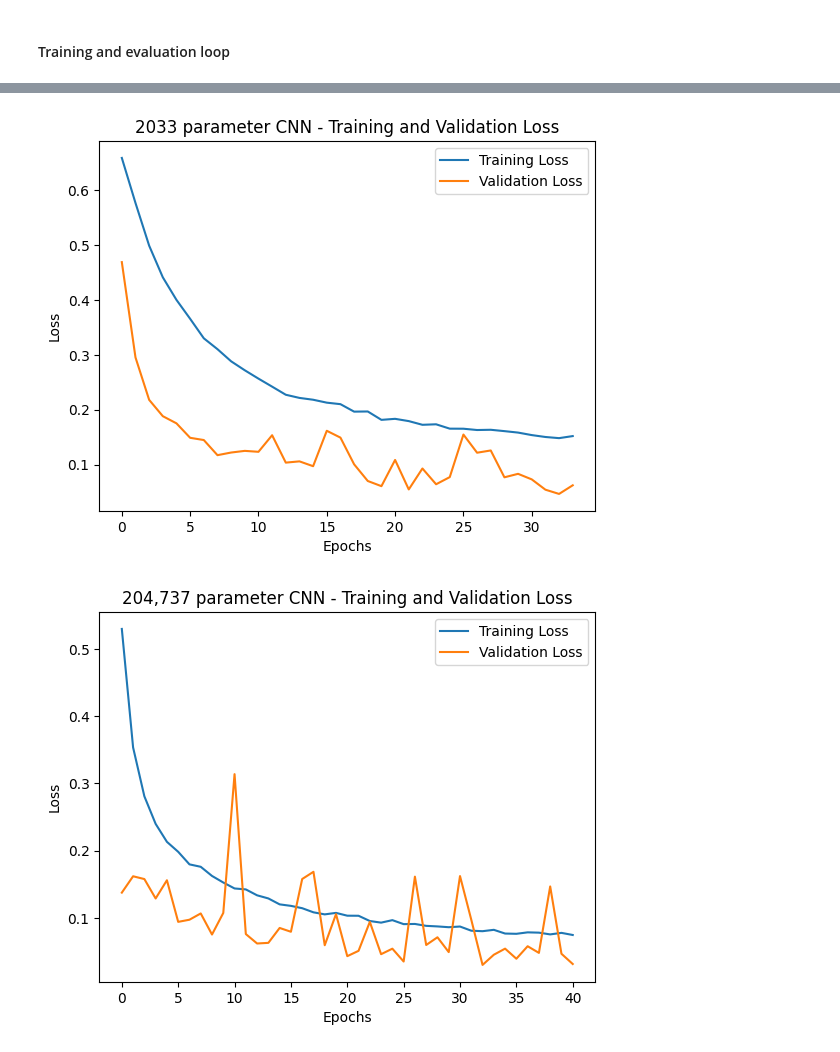
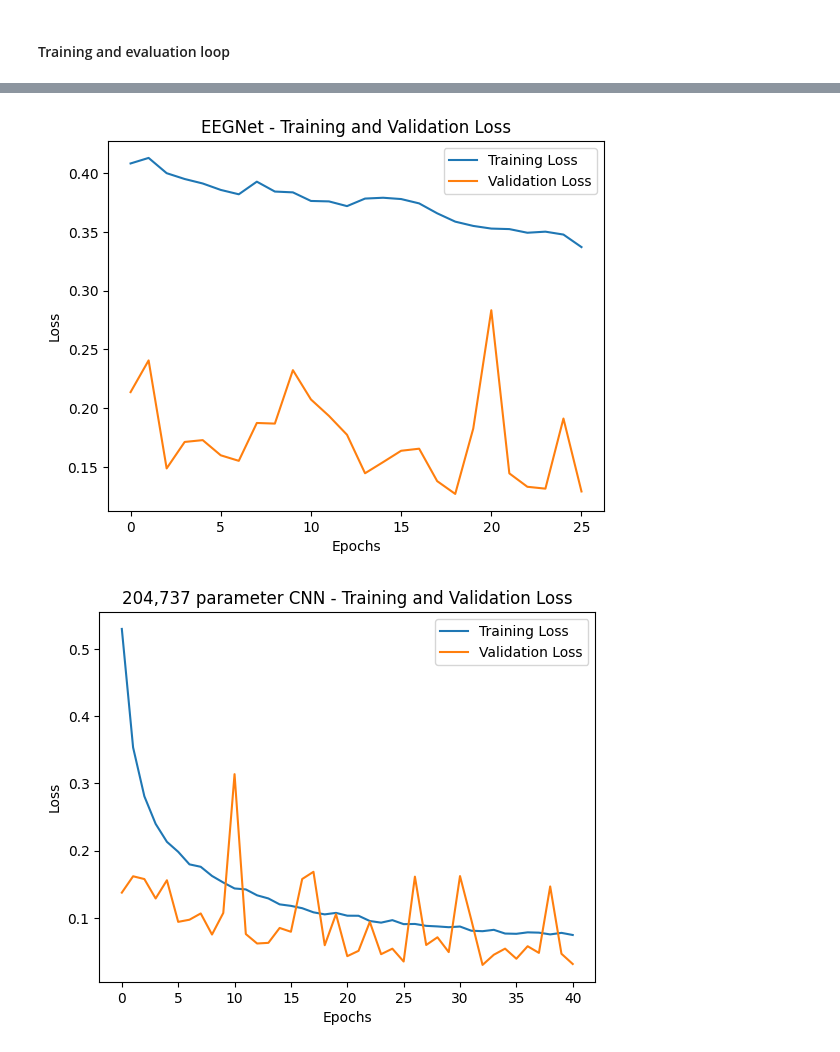
Before and after one commit to armecirkelen4/EEG-annotation, a Jupyter notebook: EEGNet-PyTorch.ipynb, the cells around one changed output, grey strips where cells are left out. Saved outputs shown, nothing was run; the diff lists cells and outputs as text; code cells hidden in the pictures.

```diff
--- a/EEGNet-PyTorch.ipynb
+++ b/EEGNet-PyTorch.ipynb
@@ -643,15 +561,24 @@ for epoch in tqdm(range(num_epochs)):  # Loop over the number of epochs
             # Convert inputs and targets to variables
             inputs, targets = Variable(inputs), Variable(targets)
 
+            # check if the input shape is correct
+            inputs = inputs.unsqueeze(1)  # Add a channel dimension if needed
+            # print(f"input shape: {inputs.shape}")
+
             # Zero the parameter gradients
             optimizer.zero_grad()
 
             # Forward pass
-            outputs = model(inputs).squeeze()
+            outputs = model(inputs)
+            targets = targets.unsqueeze(1)  # Ensure targets have the same shape as outputs
             loss = criterion(outputs, targets)
 
             # Backward pass and optimization
             loss.backward()
+            # for name, param in model.named_parameters():
+            #     if param.grad is not None:
+            #         print(f"Gradients for {name}: {param.grad.abs().mean()}")
+
             optimizer.step()
 
             running_loss.append(loss.item())
@@ -664,8 +591,9 @@ for epoch in tqdm(range(num_epochs)):  # Loop over the number of epochs
         total = 0
         for inputs, targets in val_loader:
             inputs, targets = Variable(inputs), Variable(targets)
-
-            outputs = model(inputs).squeeze()
+            inputs = inputs.unsqueeze(1)  # Add a channel dimension if needed
+            outputs = model(inputs)
+            targets = targets.unsqueeze(1)  # Ensure targets have the same shape as outputs
             loss = criterion(outputs, targets)
             running_val_loss.append(loss.item())
 
@@ -689,7 +617,7 @@ for epoch in tqdm(range(num_epochs)):  # Loop over the number of epochs
     if accuracy > best_val_acc:
         best_val_acc = accuracy  # Update the best validation accuracy
         no_improvement_epochs = 0  # Reset the counter if there's improvement
-        torch.save(model.state_dict(), f"{dir}/best_small_CNN_model.pth")  # Save the best model
+        torch.save(model.state_dict(), f"{dir}/EEGNet_model.pth")  # Save the best model
     else:
         no_improvement_epochs += 1
 
@@ -735,16 +663,16 @@ Epoch 12
 # %%
 # PLOTTING
 import matplotlib.pyplot as plt
 
 plt.plot(train_loss_history, label='Training Loss')
 plt.plot(val_loss_history, label='Validation Loss')
-plt.title('2033 parameter CNN - Training and Validation Loss')
+plt.title('EEGNet - Training and Validation Loss')
 plt.xlabel('Epochs')
 plt.ylabel('Loss')
 plt.legend()
 plt.show()
 # %% [output]
-[figure, old version]
+[figure, new version]
 # %%
 # PLOTTING
 import matplotlib.pyplot as plt
```
Also changed, not shown: parts of 9 cells of this notebook, 1 other file.
